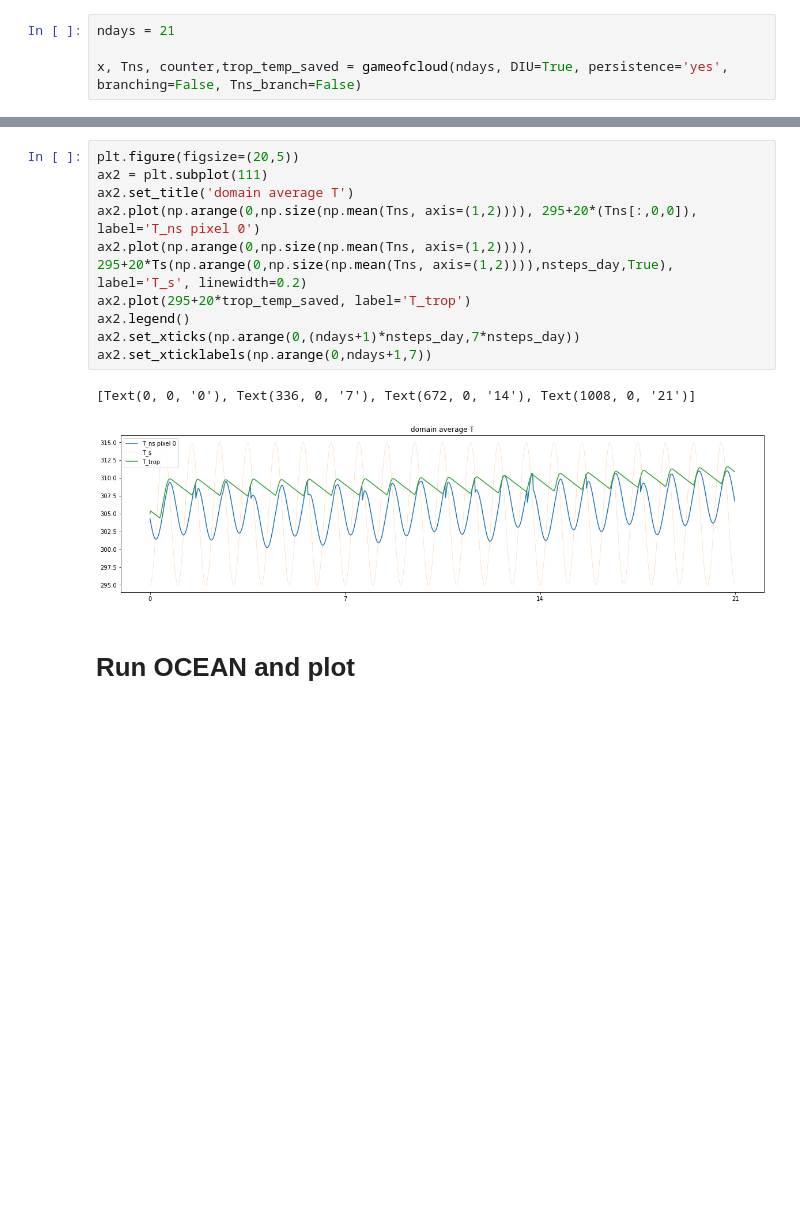
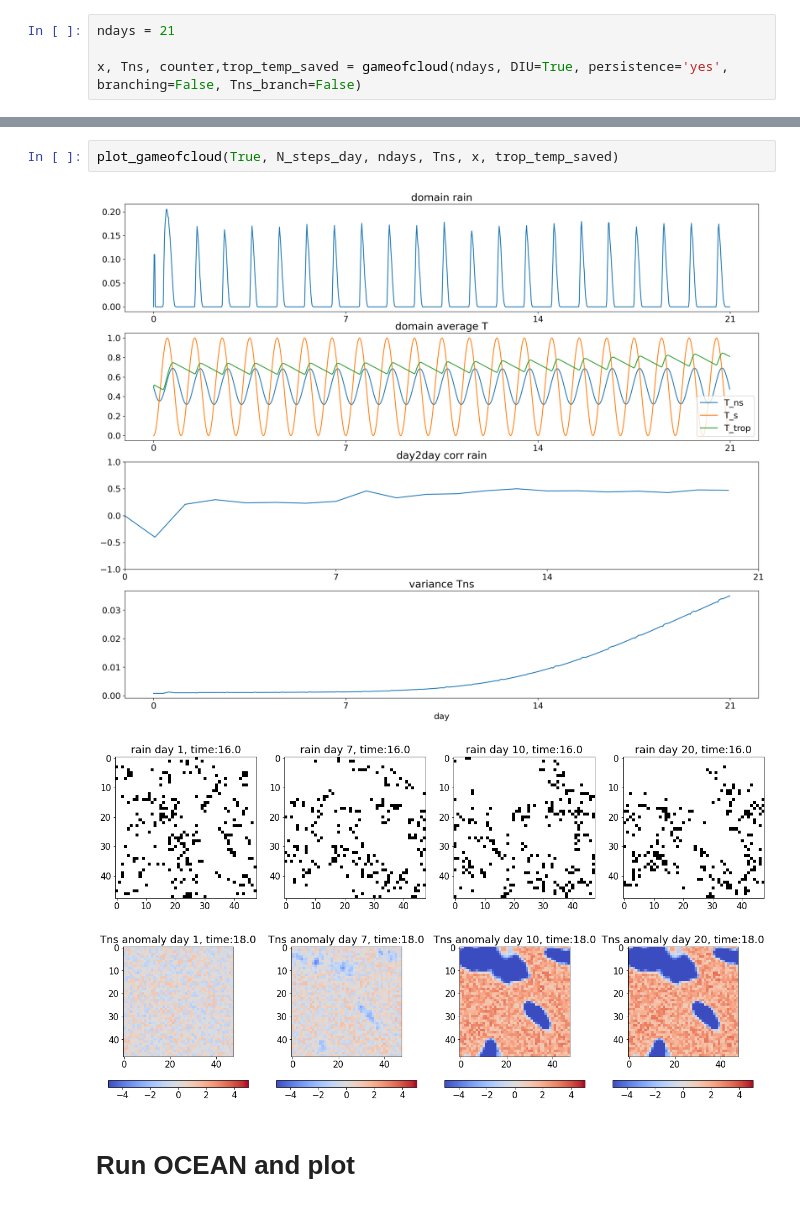
Before and after one commit to irenelivia/gameofcloud, a Jupyter notebook: GameOfCloud_Plotting.ipynb, the cells around one changed output, grey strips where cells are left out. Cells and saved outputs as stored; diff of their text form; blank space fills up the shorter version.

```diff
--- a/GameOfCloud_Plotting.ipynb
+++ b/GameOfCloud_Plotting.ipynb
@@ -157,16 +29,9 @@ plt.show()
-# %%
-plt.figure(figsize=(20,5))
-ax2 = plt.subplot(111)
-ax2.set_title('domain average T')
-ax2.plot(np.arange(0,np.size(np.mean(Tns, axis=(1,2)))), 295+20*(Tns[:,0,0]), label='T_ns pixel 0')
-ax2.plot(np.arange(0,np.size(np.mean(Tns, axis=(1,2)))), 295+20*Ts(np.arange(0,np.size(np.mean(Tns, axis=(1,2)))),nsteps_day,True), label='T_s', linewidth=0.2)
-ax2.plot(295+20*trop_temp_saved, label='T_trop')
-ax2.legend()
-ax2.set_xticks(np.arange(0,(ndays+1)*nsteps_day,7*nsteps_day))
-ax2.set_xticklabels(np.arange(0,ndays+1,7))
-# %% [output]
-[Text(0, 0, '0'), Text(336, 0, '7'), Text(672, 0, '14'), Text(1008, 0, '21')]
-[figure, removed]
+# %%
+plot_gameofcloud(True, N_steps_day, ndays, Tns, x, trop_temp_saved)
+# %% [output]
+[figure, added]
+[figure, added]
+[figure, added]
 # %% [markdown]
 # Run OCEAN and plot
 # %%
```
Also changed, not shown: parts of 17 cells of this notebook.
